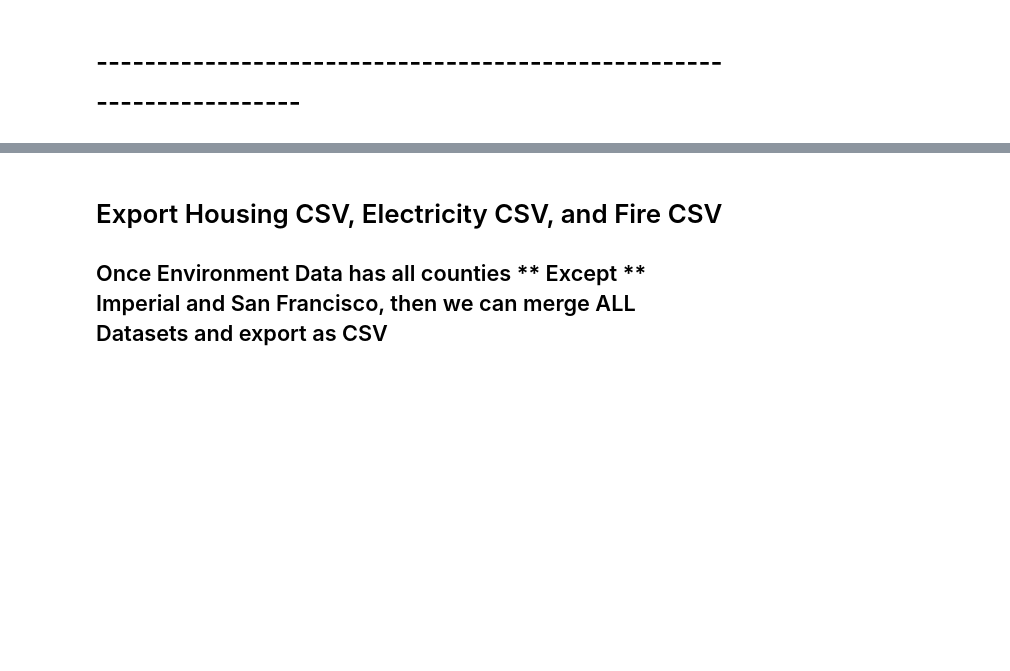
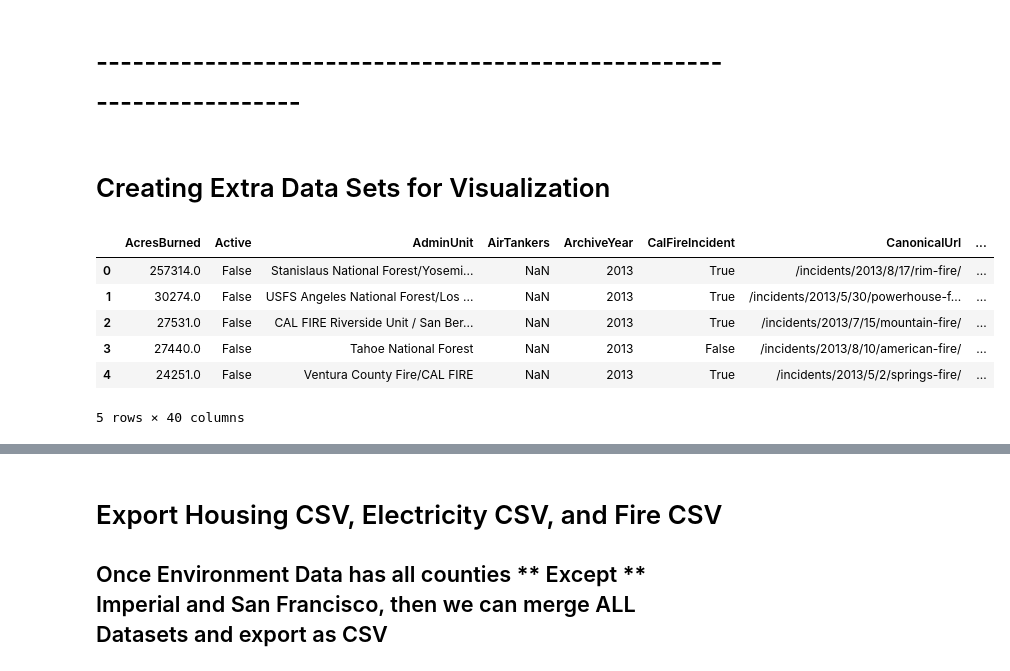
Before and after one commit to erinrkahn/final_project, a Jupyter notebook: Data_Cleaning/Further_Cleanup_on_All_Datasets.ipynb, the cells around one changed output, grey strips where cells are left out. Cells and saved outputs as stored; diff of their text form; code cells hidden in the pictures; blank space fills up the shorter version.

Commit message:
CSVs used for visualizations and added code to Cleanup notebook

```diff
--- a/Data_Cleaning/Further_Cleanup_on_All_Datasets.ipynb
+++ b/Data_Cleaning/Further_Cleanup_on_All_Datasets.ipynb
@@ -796,3 +798,17 @@ MWh       float64
 dtype: object
 # %% [markdown]
 # ---------------------------------------------------------------------
+# %% [markdown]
+# Creating Extra Data Sets for Visualization
+# %%
+# Read in Original Fire Data Set from Kaggle
+og_fire_df = pd.read_csv("../Data/California_Fire_Incidents.csv")
+og_fire_df.head()
+# %% [output]
+|  | AcresBurned | Active | AdminUnit | AirTankers | ArchiveYear | CalFireIncident | CanonicalUrl | ... |
+| 0 | 257314.0 | False | Stanislaus National Forest/Yosemi... | NaN | 2013 | True | /incidents/2013/8/17/rim-fire/ | ... |
+| 1 | 30274.0 | False | USFS Angeles National Forest/Los ... | NaN | 2013 | True | /incidents/2013/5/30/powerhouse-f... | ... |
+| 2 | 27531.0 | False | CAL FIRE Riverside Unit / San Ber... | NaN | 2013 | True | /incidents/2013/7/15/mountain-fire/ | ... |
+| 3 | 27440.0 | False | Tahoe National Forest | NaN | 2013 | False | /incidents/2013/8/10/american-fire/ | ... |
+| 4 | 24251.0 | False | Ventura County Fire/CAL FIRE | NaN | 2013 | True | /incidents/2013/5/2/springs-fire/ | ... |
+5 rows × 40 columns
```
Also changed, not shown: parts of 29 cells of this notebook, 3 other files.
